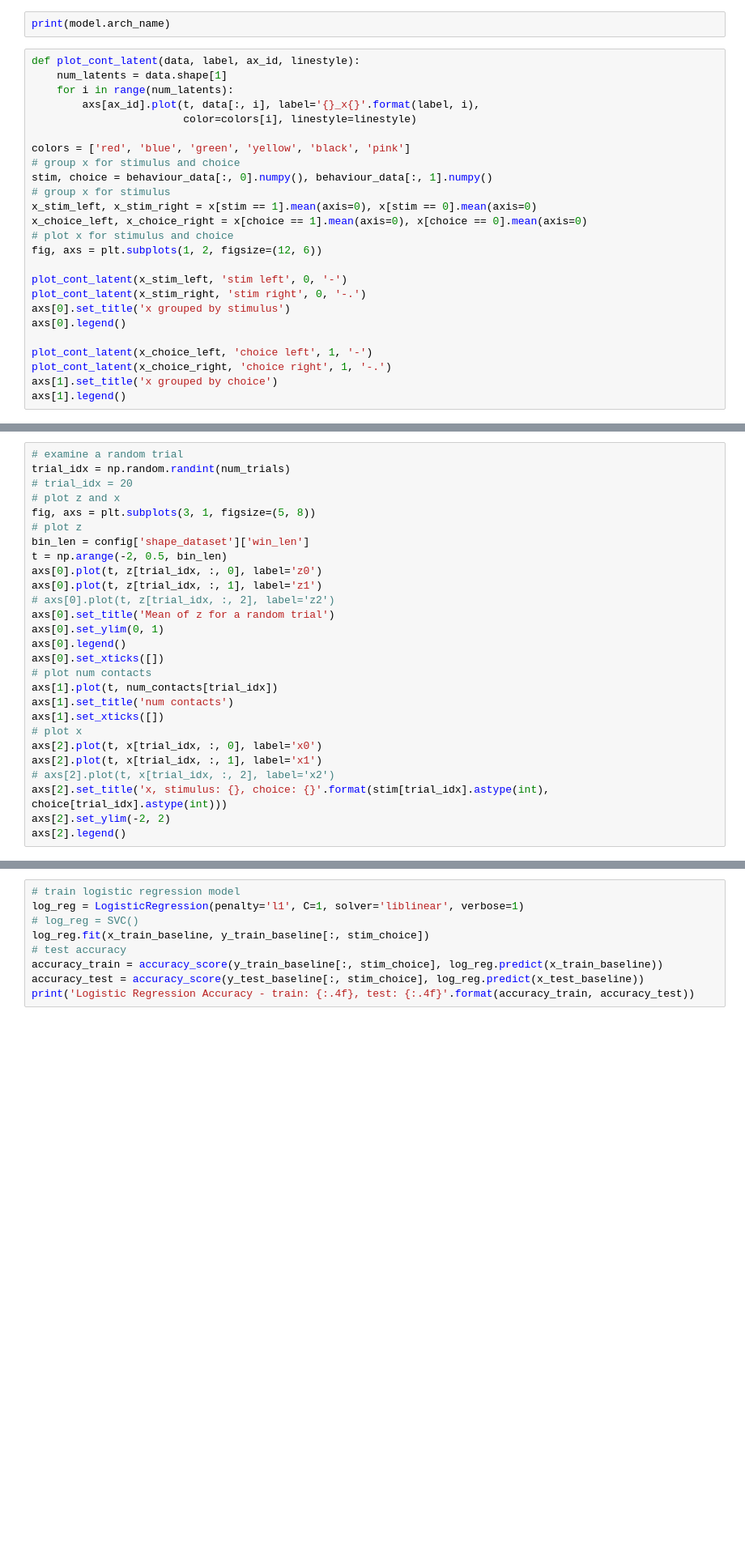
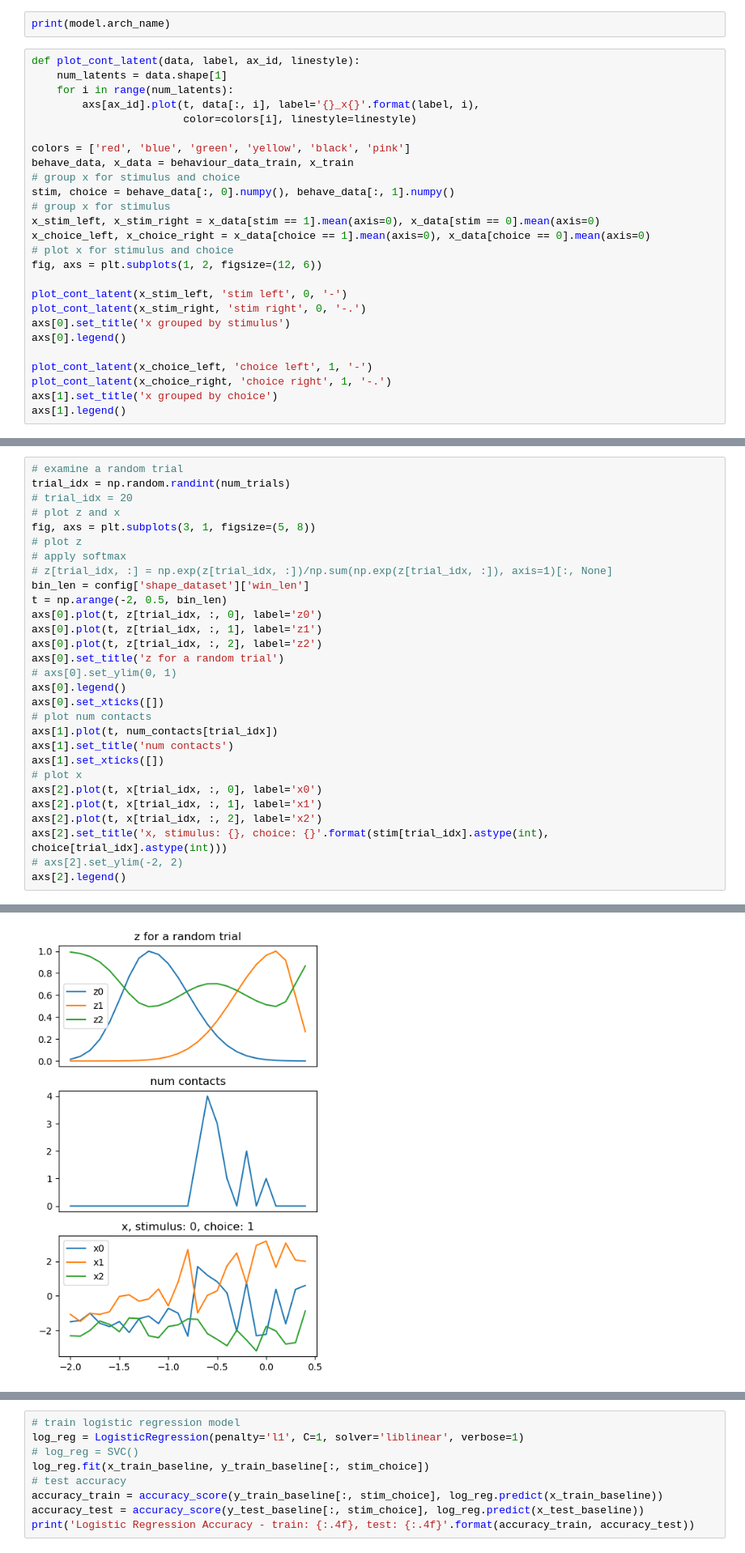
Before and after one commit to methi1999/switching_subspace, a Jupyter notebook: sup.ipynb, the cells around one changed output, grey strips where cells are left out. Shown at 81% size. Cells and saved outputs as stored; diff of their text form; blank space fills up the shorter version.

```diff
--- a/sup.ipynb
+++ b/sup.ipynb
@@ -301,11 +330,12 @@ def plot_cont_latent(data, label, ax_id, linestyle):
                         color=colors[i], linestyle=linestyle)
 
 colors = ['red', 'blue', 'green', 'yellow', 'black', 'pink']
+behave_data, x_data = behaviour_data_train, x_train
 # group x for stimulus and choice
-stim, choice = behaviour_data[:, 0].numpy(), behaviour_data[:, 1].numpy()
+stim, choice = behave_data[:, 0].numpy(), behave_data[:, 1].numpy()
 # group x for stimulus
-x_stim_left, x_stim_right = x[stim == 1].mean(axis=0), x[stim == 0].mean(axis=0)
-x_choice_left, x_choice_right = x[choice == 1].mean(axis=0), x[choice == 0].mean(axis=0)
+x_stim_left, x_stim_right = x_data[stim == 1].mean(axis=0), x_data[stim == 0].mean(axis=0)
+x_choice_left, x_choice_right = x_data[choice == 1].mean(axis=0), x_data[choice == 0].mean(axis=0)
 # plot x for stimulus and choice
 fig, axs = plt.subplots(1, 2, figsize=(12, 6))
 
@@ -424,13 +459,15 @@ trial_idx = np.random.randint(num_trials)
 # plot z and x
 fig, axs = plt.subplots(3, 1, figsize=(5, 8))
 # plot z
+# apply softmax
+# z[trial_idx, :] = np.exp(z[trial_idx, :])/np.sum(np.exp(z[trial_idx, :]), axis=1)[:, None]
 bin_len = config['shape_dataset']['win_len']
 t = np.arange(-2, 0.5, bin_len)
 axs[0].plot(t, z[trial_idx, :, 0], label='z0')
 axs[0].plot(t, z[trial_idx, :, 1], label='z1')
-# axs[0].plot(t, z[trial_idx, :, 2], label='z2')
-axs[0].set_title('Mean of z for a random trial')
-axs[0].set_ylim(0, 1)
+axs[0].plot(t, z[trial_idx, :, 2], label='z2')
+axs[0].set_title('z for a random trial')
+# axs[0].set_ylim(0, 1)
 axs[0].legend()
 axs[0].set_xticks([])
 # plot num contacts
@@ -440,7 +477,8 @@ axs[1].set_xticks([])
 # plot x
 axs[2].plot(t, x[trial_idx, :, 0], label='x0')
 axs[2].plot(t, x[trial_idx, :, 1], label='x1')
-# axs[2].plot(t, x[trial_idx, :, 2], label='x2')
+axs[2].plot(t, x[trial_idx, :, 2], label='x2')
 axs[2].set_title('x, stimulus: {}, choice: {}'.format(stim[trial_idx].astype(int), choice[trial_idx].astype(int)))
-axs[2].set_ylim(-2, 2)
+# axs[2].set_ylim(-2, 2)
 axs[2].legend()
+# %% [output]
@@ -447,3 +486,4 @@ axs[2].legend()
+[figure, added]
 # %%
 # examine a random trial
 # trial_idx = np.random.randint(len(spikes_test))
```
Also changed, not shown: parts of 22 cells of this notebook, 6 other files.
